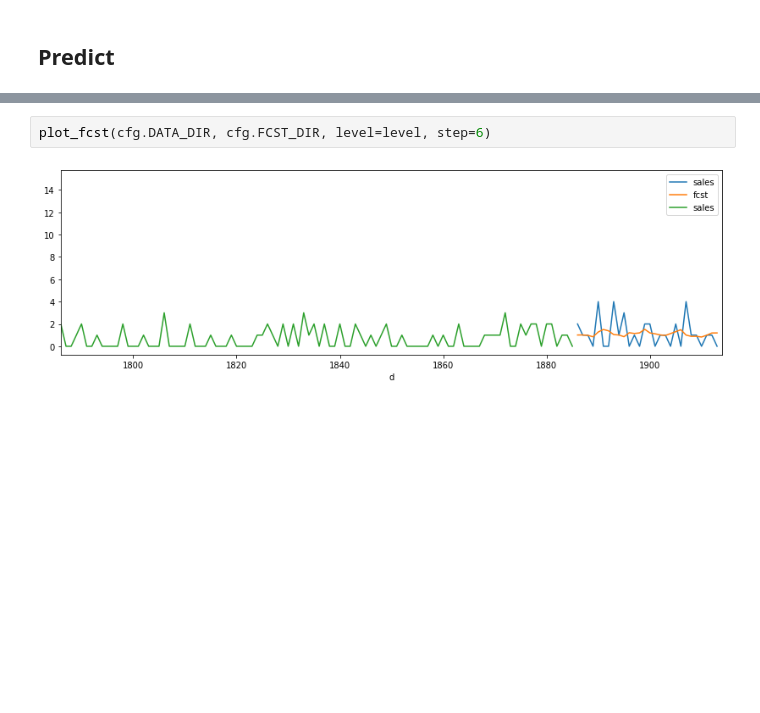
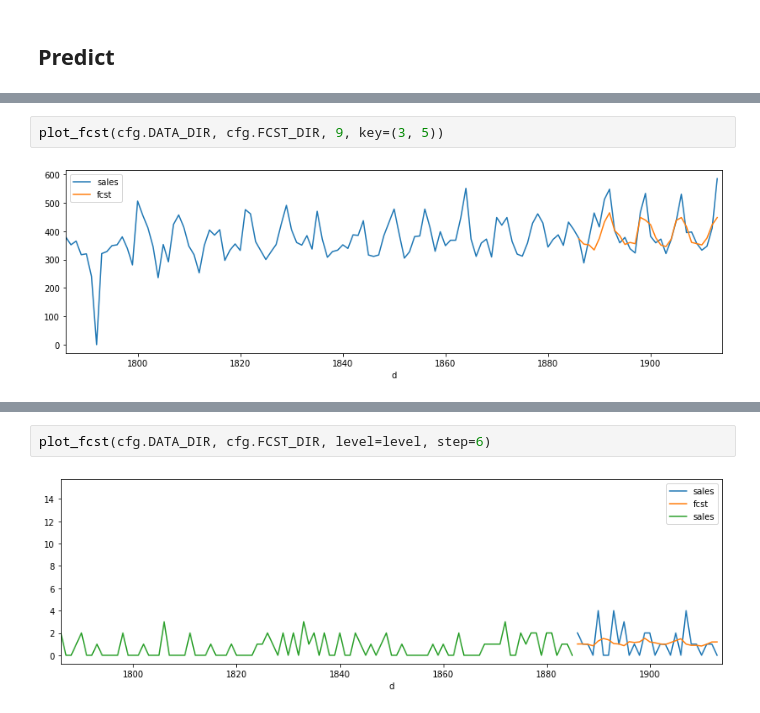
Before and after one commit to coldwhitewinters/m5-forecasting, a Jupyter notebook: notebooks/forecast-Copy1.ipynb, the cells around one changed output, grey strips where cells are left out. Saved outputs shown, nothing was run; the diff lists cells and outputs as text; blank space fills up the shorter version.

```diff
--- a/notebooks/forecast-Copy1.ipynb
+++ b/notebooks/forecast-Copy1.ipynb
@@ -59,0 +243,4 @@ LightGBMError: Could not open /home/ariel/Playground/m5-forecasting/models/12/9/
+# %%
+plot_fcst(cfg.DATA_DIR, cfg.FCST_DIR, 9, key=(3, 5))
+# %% [output]
+[figure, added]
```
Also changed, not shown: parts of 24 cells of this notebook, 6 other files.
